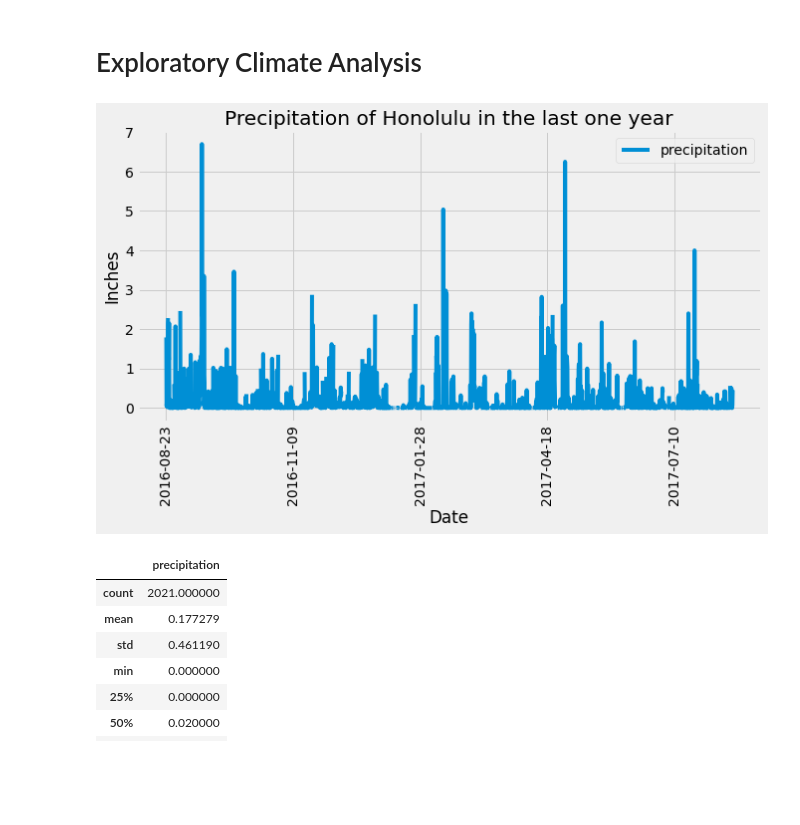
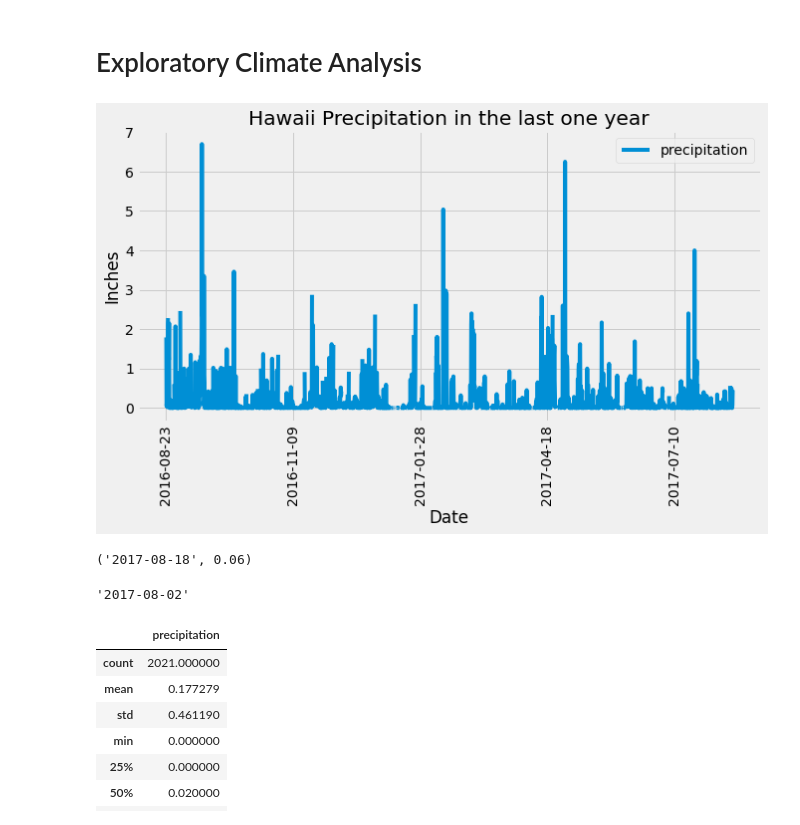
Before and after one commit to kk-deng/SQLAlchemy-Challenge, a Jupyter notebook: climate_starter.ipynb, the cells around one changed output. Cells and saved outputs as stored; diff of their text form; code cells hidden in the pictures; blank space fills up the shorter version.

```diff
--- a/climate_starter.ipynb
+++ b/climate_starter.ipynb
@@ -40,30 +40,41 @@ session = Session(engine)
 # %%
 # Design a query to retrieve the last 12 months of precipitation data and plot the results
 
 # Calculate the date 1 year ago from the last data point in the database
 record = session.query(Measurement.date, Measurement.prcp).order_by(Measurement.date.desc()).first()
 max_date = dt.date.fromisoformat(record[0])
 one_year = dt.timedelta(days = 365)
 min_date = max_date - one_year
 
 # Perform a query to retrieve the data and precipitation scores
 result_prcp = session.query(Measurement.date, Measurement.prcp).filter(Measurement.date >= min_date).all()
 
 # Save the query results as a Pandas DataFrame and set the index to the date column
-df_prcp = pd.DataFrame(result_prcp, columns=['date', 'precipitation'])
+df_prcp = pd.DataFrame(result_prcp, columns=["date", "precipitation"])
 df_prcp.set_index("date", inplace = True)
 
 # Sort the dataframe by date
 df_prcp.sort_values("date", inplace = True)
 
 # Use Pandas Plotting with Matplotlib to plot the data
 df_prcp.plot(rot = 90, figsize = (10, 5), grid = True)
-plt.title("Precipitation of Honolulu in the last one year")
+plt.title("Hawaii Precipitation in the last one year")
 plt.xlabel("Date")
 plt.ylabel("Inches")
 plt.show()
 # %% [output]
-[figure, old version]
+[figure, new version]
+# %%
+record = session.query(func.max(Measurement.date), Measurement.prcp).filter_by(station = "USC00519281").first()
+record
+# %% [output]
+('2017-08-18', 0.06)
+# %%
+start = "20170802"
+year = start[:4] + "-" + start[4:6] + "-" + start[-2:]
+year
+# %% [output]
+'2017-08-02'
 # %%
 # Use Pandas to calcualte the summary statistics for the precipitation data
 df_prcp.describe()
```
Also changed, not shown: parts of 5 cells of this notebook, 1 other file.
